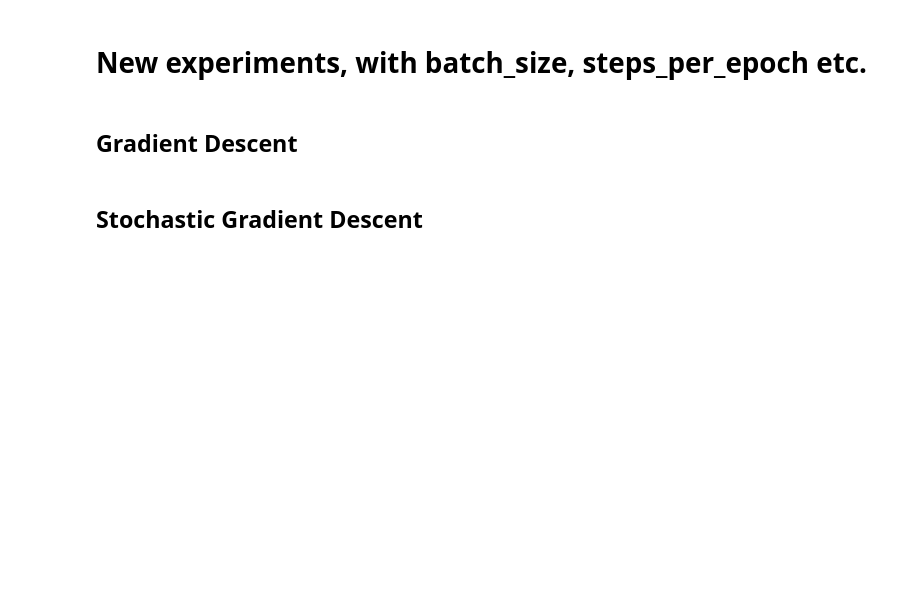
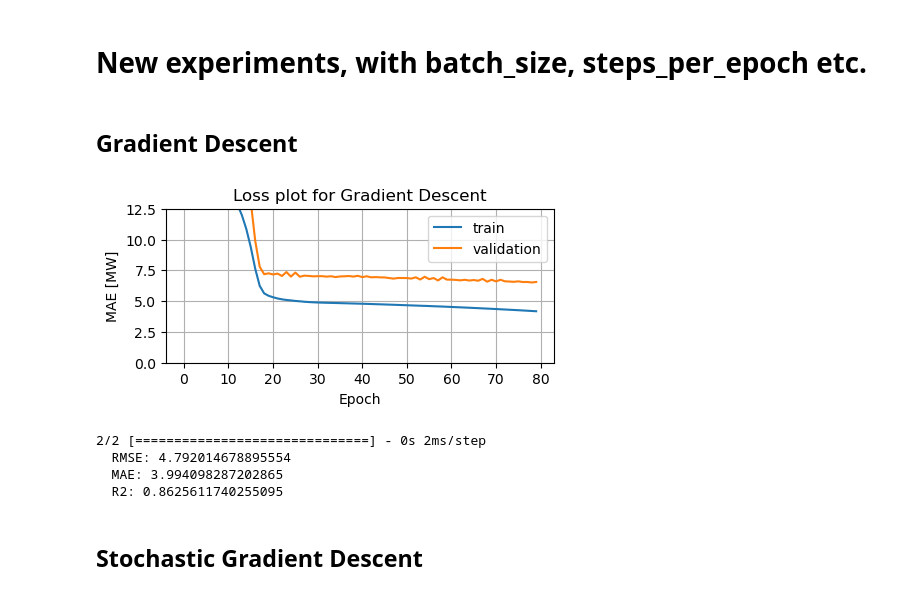
Before and after one commit to CasperAntonPoulsen/StatisticsProject, a Jupyter notebook: MLP_regressor.ipynb, the cells around one changed output. Saved outputs shown, nothing was run; the diff lists cells and outputs as text; code cells hidden in the pictures; blank space fills up the shorter version.

```diff
--- a/MLP_regressor.ipynb
+++ b/MLP_regressor.ipynb
@@ -97,33 +100,46 @@ def build_and_compile_model_GD(norm):
   model = keras.Sequential([
       norm,
       layers.Dense(32, activation='relu'),
       layers.Dense(16, activation='relu'),
       layers.Dense(1)
   ])
 
   model.compile(loss='mean_absolute_error',
                 optimizer=tf.keras.optimizers.experimental.SGD(0.1))
   return model
 
 dnn_windspeed_model_GD = build_and_compile_model_GD(windspeed_normalizer)
 
 power_GD = dnn_windspeed_model_GD.fit(
     train_X['Speed'],
     train_y,
     validation_split=0.2,
     verbose=0,
     epochs=80,
     batch_size = len_train_X,
     steps_per_epoch = 1, # it is default value (batch_size / len(train)) = 1
     )
 
 plot_loss(power_GD, "Loss plot for Gradient Descent")
 
 predictions = dnn_windspeed_model_GD.predict(test_X["Speed"])
+
+# Save predictions to plot later.
+pred_gd = np.c_[test_X['Speed'].to_numpy(), predictions]
+pred_gd = pred_gd[pred_gd[:, 0].argsort()]
+pred_gd
+
+# Metrics
 (rmse, mae, r2) = eval_metrics(test_y, predictions)
 print("  RMSE: %s" % rmse)
 print("  MAE: %s" % mae)
 print("  R2: %s" % r2)
+# %% [output]
+[figure, added]
+2/2 [==============================] - 0s 2ms/step
+  RMSE: 4.792014678895554
+  MAE: 3.994098287202865
+  R2: 0.8625611740255095
 # %% [markdown]
 ## Stochastic Gradient Descent
 # %%
```
Also changed, not shown: parts of 6 cells of this notebook, 4 other files.
